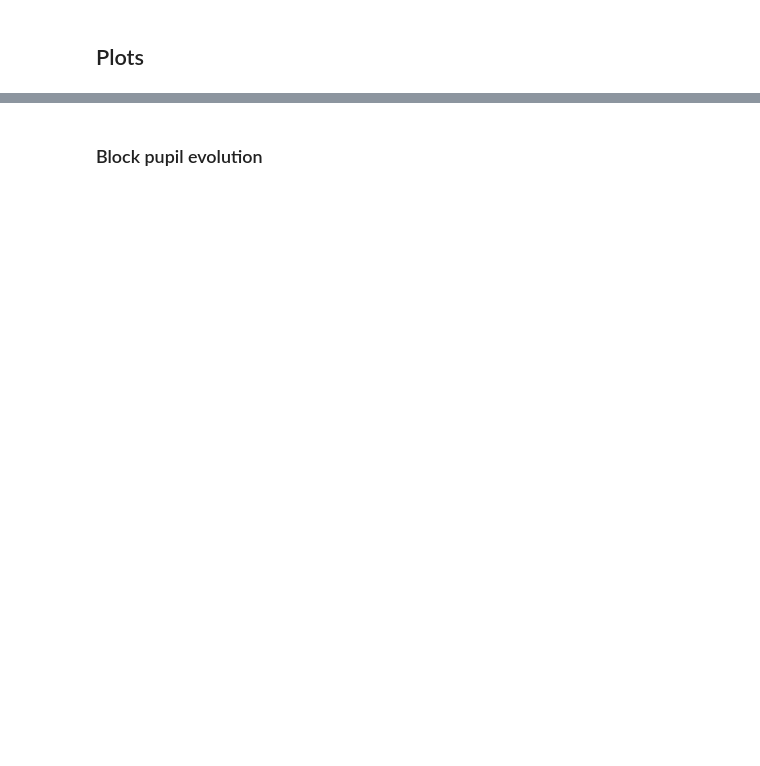
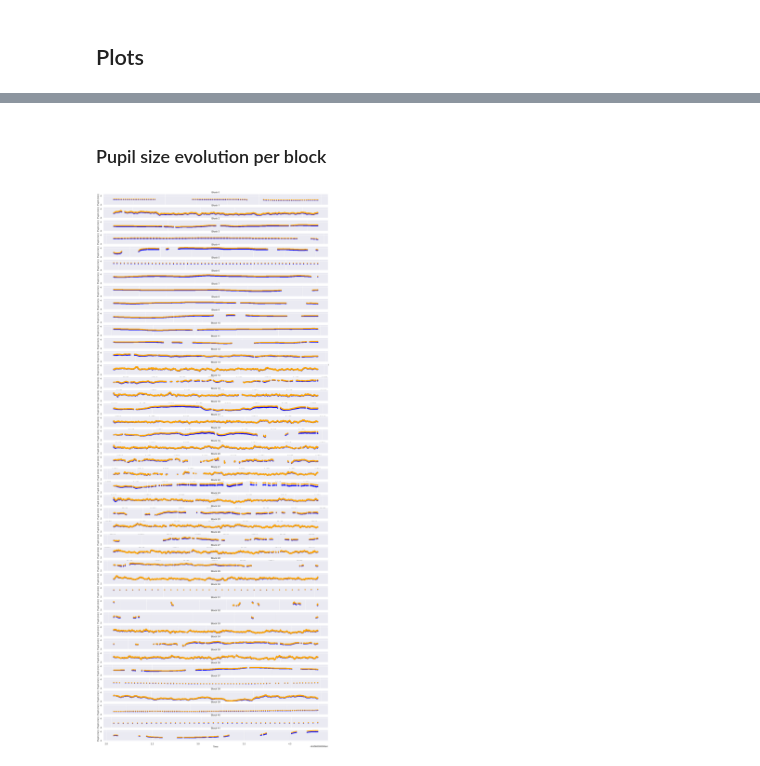
Before and after one commit to bribeiroriccioppo/MentalFatigue, a Jupyter notebook: Tobii/Tobii_plots.ipynb, the cells around one changed output, grey strips where cells are left out. Cells and saved outputs as stored; diff of their text form; code cells hidden in the pictures; blank space fills up the shorter version.

```diff
--- a/Tobii/Tobii_plots.ipynb
+++ b/Tobii/Tobii_plots.ipynb
@@ -24,3 +18,9 @@ path = 'C:/Users/bribeiroriccioppo/Desktop/mental-fatigue-questionnaire/Raw Data
+# %%
+path = 'C:/Users/bribeiroriccioppo/Desktop/mental-fatigue/Raw Data/'
+xdf_files = [xdf for xdf in listdir(path) if isfile(join(path, xdf))]
+
+for i in range(len(xdf_files)):
+    xdf_files[i] = path + xdf_files[i]
 # %%
 xdf_files
 # %% [output]
@@ -37,8 +54,10 @@ KeyError: 'end_ts'
 # %% [markdown]
 ## Plots
 # %%
-participant = 'S1_4'
+participant = 'S9_2022-05-18'
 tobii_df = participants[participant]['Tobii']
 blocks_df = participants[participant]['Blocks']
-tasks_df = participants[participant]['Tasks']
+math_tasks_df = participants[participant]['MathTasks']
+tone_tasks_df = participants[participant]['ToneTasks']
+keyboard_df = participants[participant]['Keyboard']
 quest_df = participants[participant]['Questionnaire']
@@ -45,13 +168,13 @@ quest_df = participants[participant]['Questionnaire']
 # %% [markdown]
-### Block pupil evolution
+### Pupil size evolution per block
 # %%
 blocks = tobii_df.block_idx.unique()
-fig, axs = plt.subplots(len(blocks), 1, figsize=(12, 30), sharey=True)
+fig, axs = plt.subplots(len(blocks), 1, figsize=(20, 50), sharey=True)
 for idx, block_idx in enumerate(blocks):
     tobii_df[tobii_df.block_idx == block_idx].plot.scatter(x='lsl_ts', y='left_pupil', ax=axs[idx], color='blue')
     tobii_df[tobii_df.block_idx == block_idx].plot.scatter(x='lsl_ts', y='right_pupil', ax=axs[idx], color='orange')
-    axs[idx].set_title("Block {}".format(block_idx))
+    axs[idx].set_title("Block {}".format(int(block_idx)))
     axs[idx].set_xlabel("Time")
     axs[idx].set_ylabel("Pupil (mm)")
-
-fig.tight_layout()
+# %% [output]
+[figure, added]
```
Also changed, not shown: parts of 26 cells of this notebook, 5 other files.
